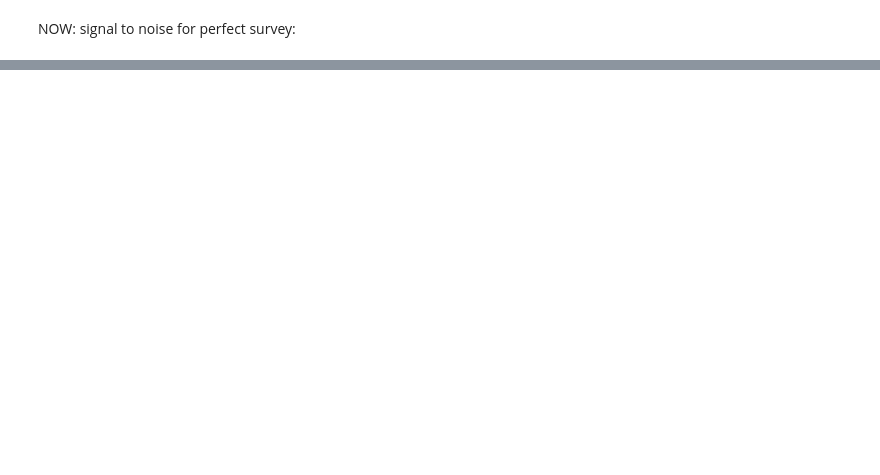
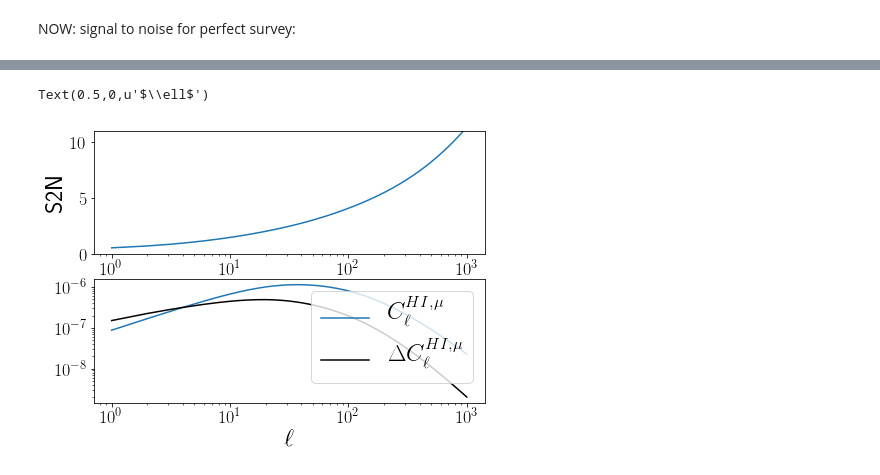
Before and after one commit to amadeuswi/MagBias, a Jupyter notebook: S2N.ipynb, the cells around one changed output, grey strips where cells are left out. Saved outputs shown, nothing was run; the diff lists cells and outputs as text; code cells hidden in the pictures; blank space fills up the shorter version.

```diff
--- a/S2N.ipynb
+++ b/S2N.ipynb
@@ -112,7 +162,7 @@ def C_l_BBKS_HIHI(ltable,zmin,zmax, Nint = 500):
     integrand=np.zeros([len(ztable),len(ltable)])
     for l in range(len(ltable)):
         #for the moment we divide out T_obs to compare with the galaxy results
-        integrand[:,l]=E_z(ztable)*(W_tophat(ztable,zmin,zmax)*D_z(ztable)/rCom(ztable))**2*P_cdm_BBKS((ltable[l]+1/2)/rCom(ztable))
+        integrand[:,l]=E_z(ztable)*(W_tophat(ztable,zmin,zmax)*D_z(ztable)/rCom(ztable))**2*P_cdm_BBKS((ltable[l])/rCom(ztable))
     result=bHI* H_0/c*np.trapz(integrand,ztable,axis=0)
     return result
 
@@ -123,7 +173,7 @@ def C_l_BBKS_gg(ltable,zmin,zmax, Nint = 500):
     ztable = np.linspace(zmin, zmax, Nint)
     integrand=np.zeros([len(ztable),len(ltable)])
     for l in range(len(ltable)):
-        integrand[:,l]=E_z(ztable)*(W_tophat(ztable,zmin,zmax)*D_z(ztable)/rCom(ztable))**2*P_cdm_BBKS((ltable[l]+1/2)/rCom(ztable))
+        integrand[:,l]=E_z(ztable)*(W_tophat(ztable,zmin,zmax)*D_z(ztable)/rCom(ztable))**2*P_cdm_BBKS((ltable[l])/rCom(ztable))
     result=bgal* H_0/c*np.trapz(integrand,ztable,axis=0)
     return result
 # %% [markdown]
@@ -195,11 +254,17 @@ print zf, dzf, zb, dzb
 # %%
 fig = P.figure(); ax1 = fig.add_subplot(211);
 ax2 = fig.add_subplot(212, sharex = ax1);
 ax1.semilogx(ltab, S2N_p_tab)
-ax1.set_ylim((0.1, 150))
+# ax1.axhline(1, label = "$1$")
+ax1.set_ylim((0, 11))
 ax1.set_ylabel("S2N")
+# ax1.legend()
 
-ax2.loglog(ltab, Cl_Hxm)
-ax2.loglog(ltab, Delta_Cl_p_tab, color = 'black')
+ax2.loglog(ltab, Cl_Hxm, label = "$C_\ell^{HI,\mu}$")
+ax2.loglog(ltab, Delta_Cl_p_tab, color = 'black', label = "$\Delta C_\ell^{HI,\mu}$")
+ax2.legend(loc = "upper right")
 
 ax2.set_xlabel("$\ell$")
+# %% [output]
+Text(0.5,0,u'$\\ell$')
+[figure, added]
```
Also changed, not shown: parts of 10 cells of this notebook.
